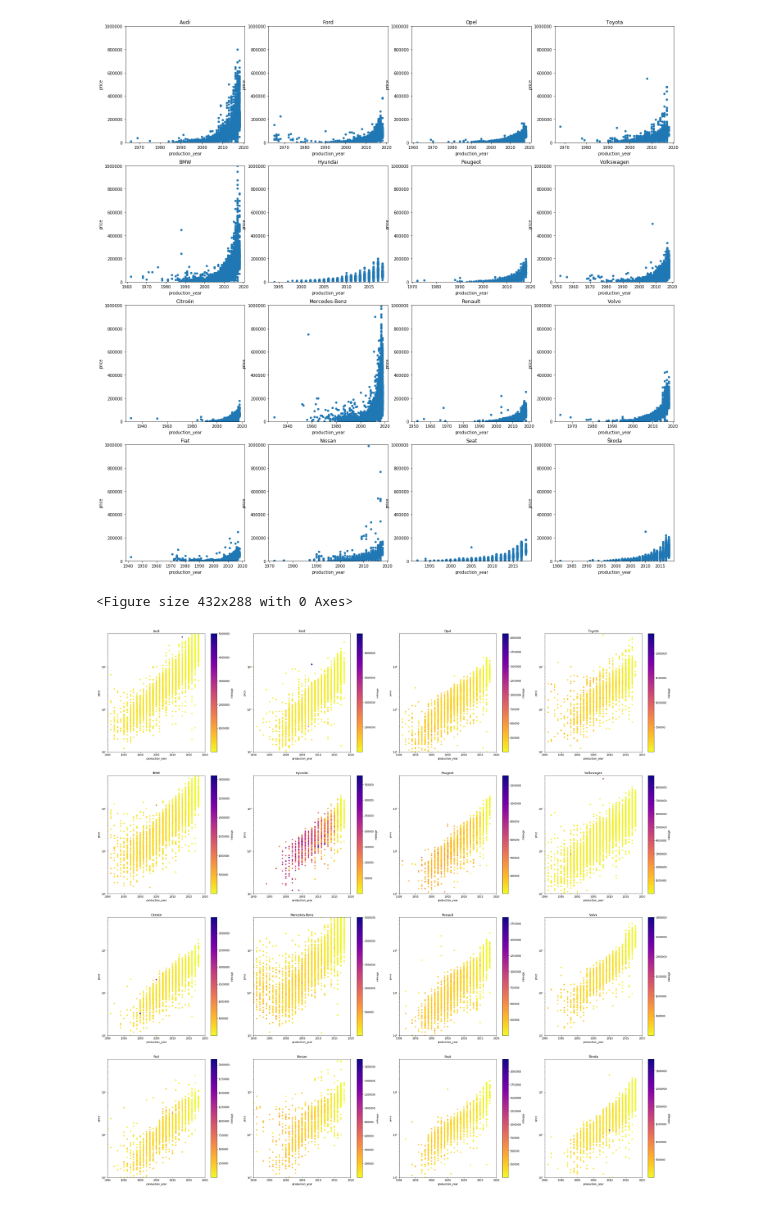
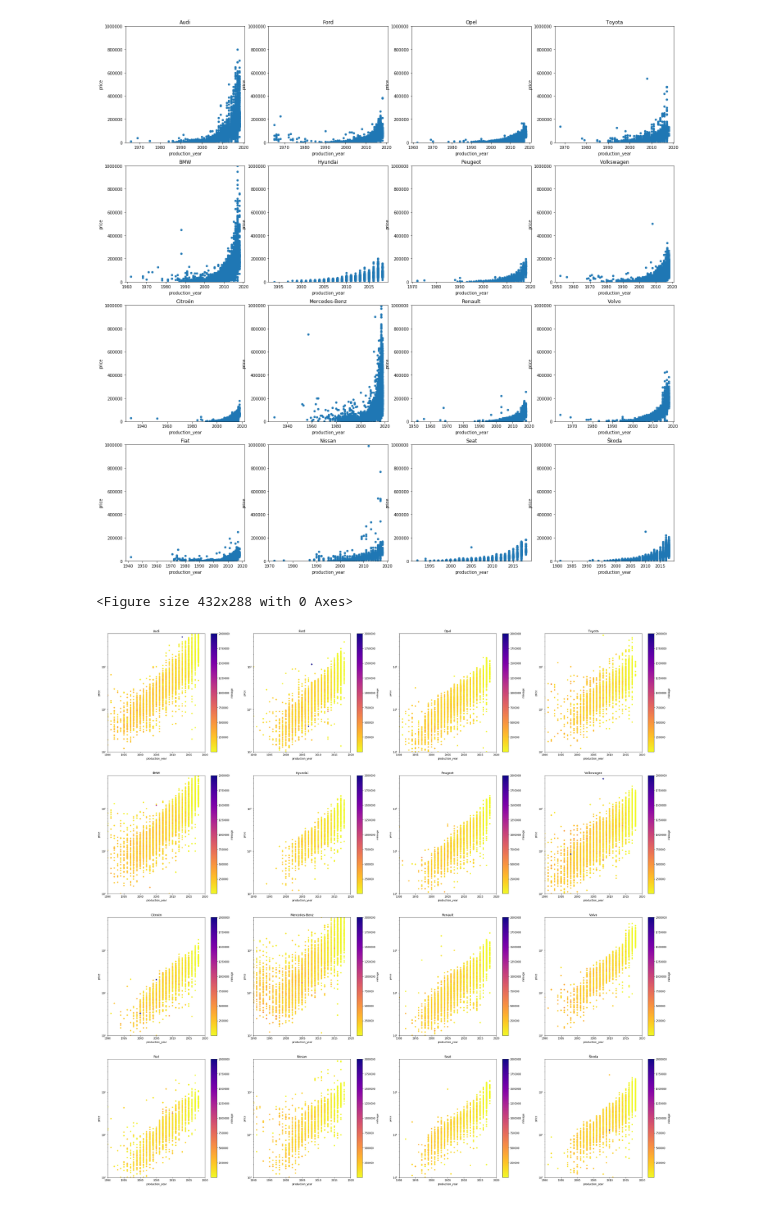
Before and after one commit to pmrukot/data-visualization, a Jupyter notebook: charts-otomoto/otomoto.ipynb, the cells around one changed output. Cells and saved outputs as stored; diff of their text form; code cells hidden in the pictures.

```diff
--- a/charts-otomoto/otomoto.ipynb
+++ b/charts-otomoto/otomoto.ipynb
@@ -38,27 +38,29 @@ for index, (brand, brand_dataframe) in enumerate(final_dataframes.items()):
 # %%
 plt.viridis()
 fig, axes = plt.subplots(
     nrows=4,
     ncols=4,
     figsize=(40, 40),
     facecolor='w',
 )
 
 for index, (brand, brand_dataframe) in enumerate(final_dataframes.items()):
     ax = brand_dataframe.plot.scatter(
         x='production_year',
         y='price',
         c='mileage',
+        vmin=1e3,
+        vmax=2e6,
         cmap=plt.cm.plasma_r,
         ax=axes[index % 4][index // 4],
     )
     ax.set_yscale('log')
     ax.set_xlim([1990, 2020])
     ax.set_ylim([1e3, 6e5])
     ax.set_title(brand)
 # %% [output]
 <Figure size 432x288 with 0 Axes>
-[figure, old version]
+[figure, new version]
 # %%
 plt.viridis()
 fig, axes = plt.subplots(
```
Also changed, not shown: parts of 1 cell of this notebook.
